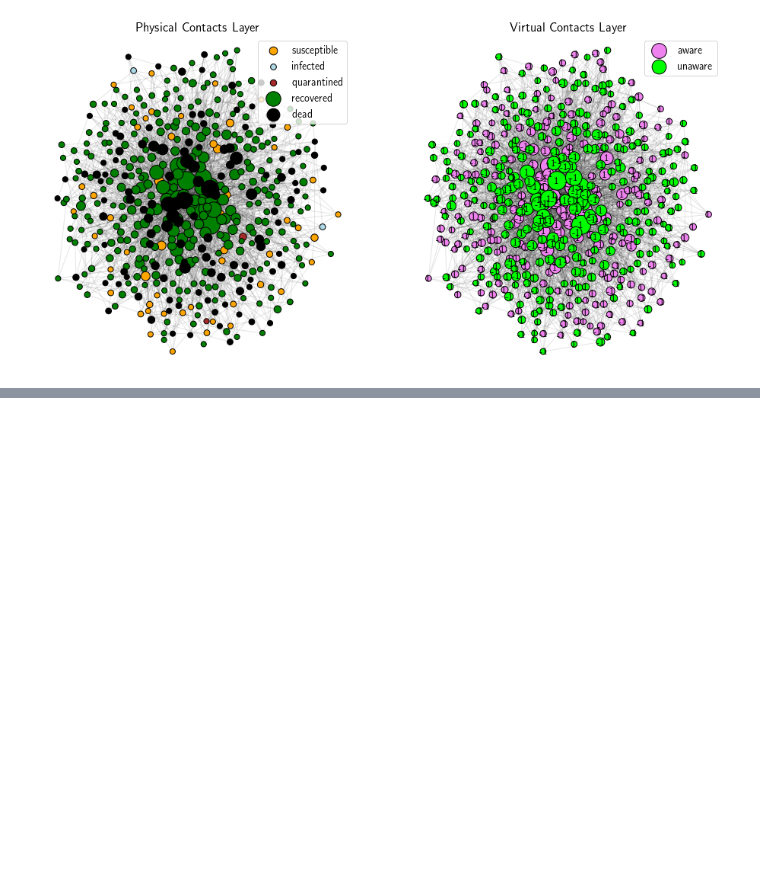
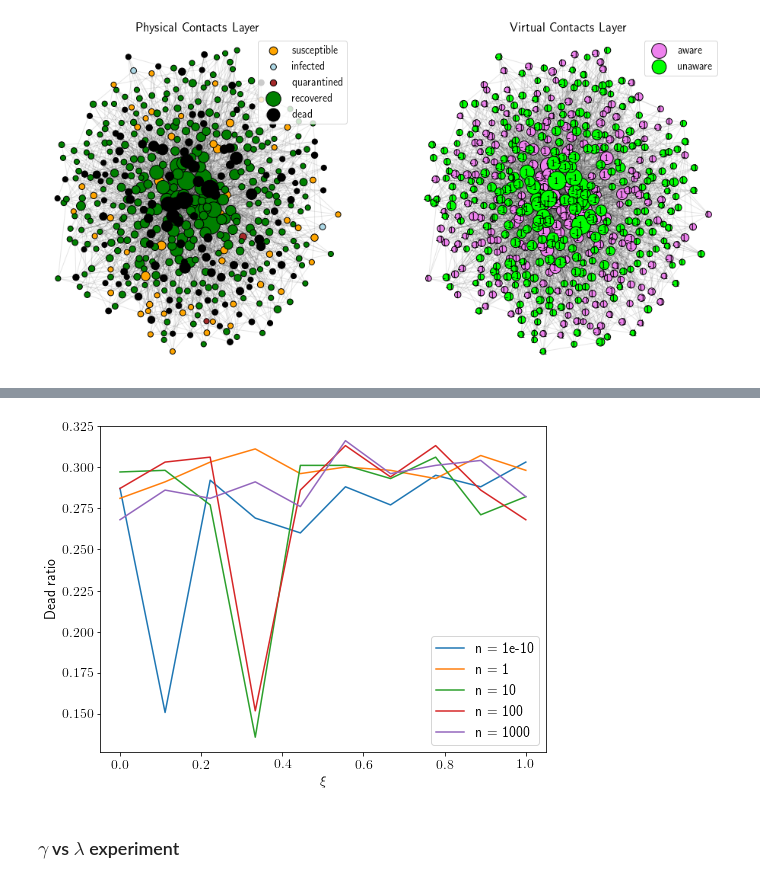
Before and after one commit to robertjankowski/social-media-influence-on-covid-pandemic, a Jupyter notebook: notebooks/covid_simulation.ipynb, the cells around one changed output, grey strips where cells are left out. Saved outputs shown, nothing was run; the diff lists cells and outputs as text; code cells hidden in the pictures; blank space fills up the shorter version.

```diff
--- a/notebooks/covid_simulation.ipynb
+++ b/notebooks/covid_simulation.ipynb
@@ -116,0 +141,7 @@ plt.show()
+# %%
+%%time
+
+from scripts.experiments import social_media_experiment
+
+social_media_n, xis, dead_ratio_output_2, recovered_ratio_output_2 = \
+    social_media_experiment(10, 2)
@@ -116,0 +150,13 @@ plt.show()
+# %%
+for i, n in enumerate(social_media_n):
+    plt.plot(xis, dead_ratio_output_2[i], label=f'n = {n}')
+
+plt.xlabel(r'$\xi$')
+plt.ylabel('Dead ratio')
+plt.legend()
+plt.show()
+# %% [output]
+[figure, added]
+# %% [markdown]
+
+### $\gamma$ vs $\lambda$ experiment
```
Also changed, not shown: parts of 10 cells of this notebook, 4 other files.
